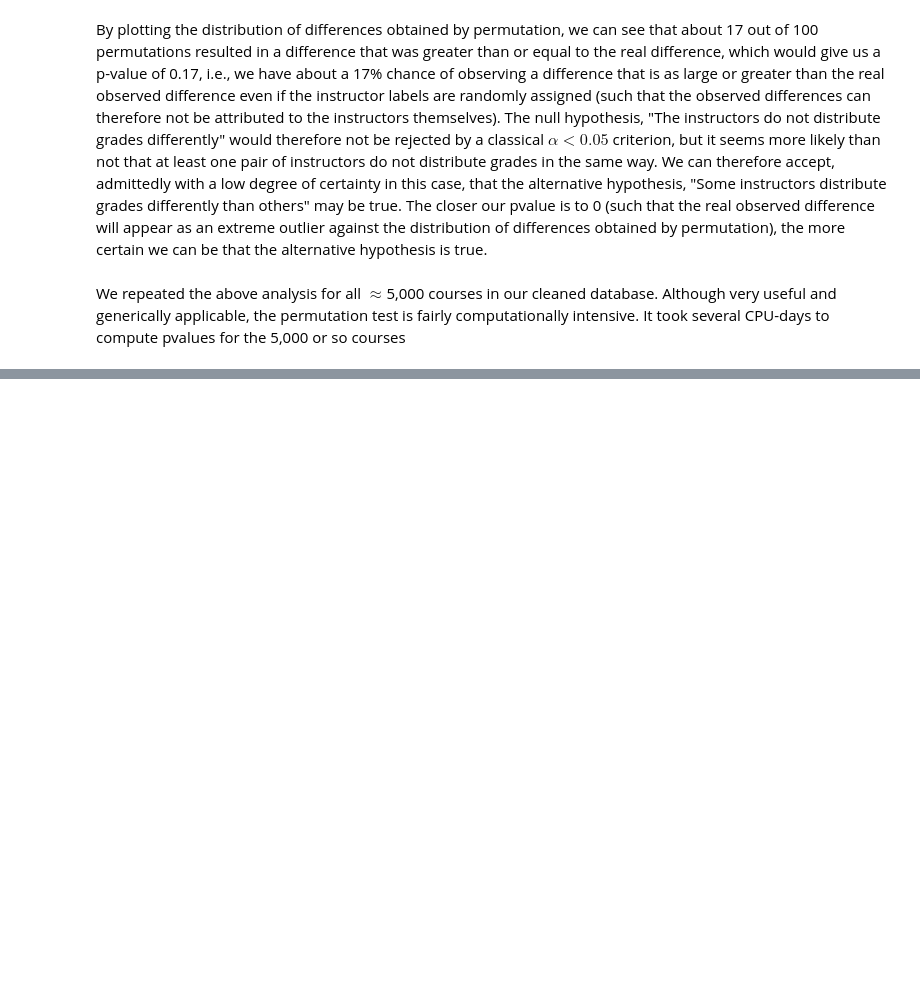
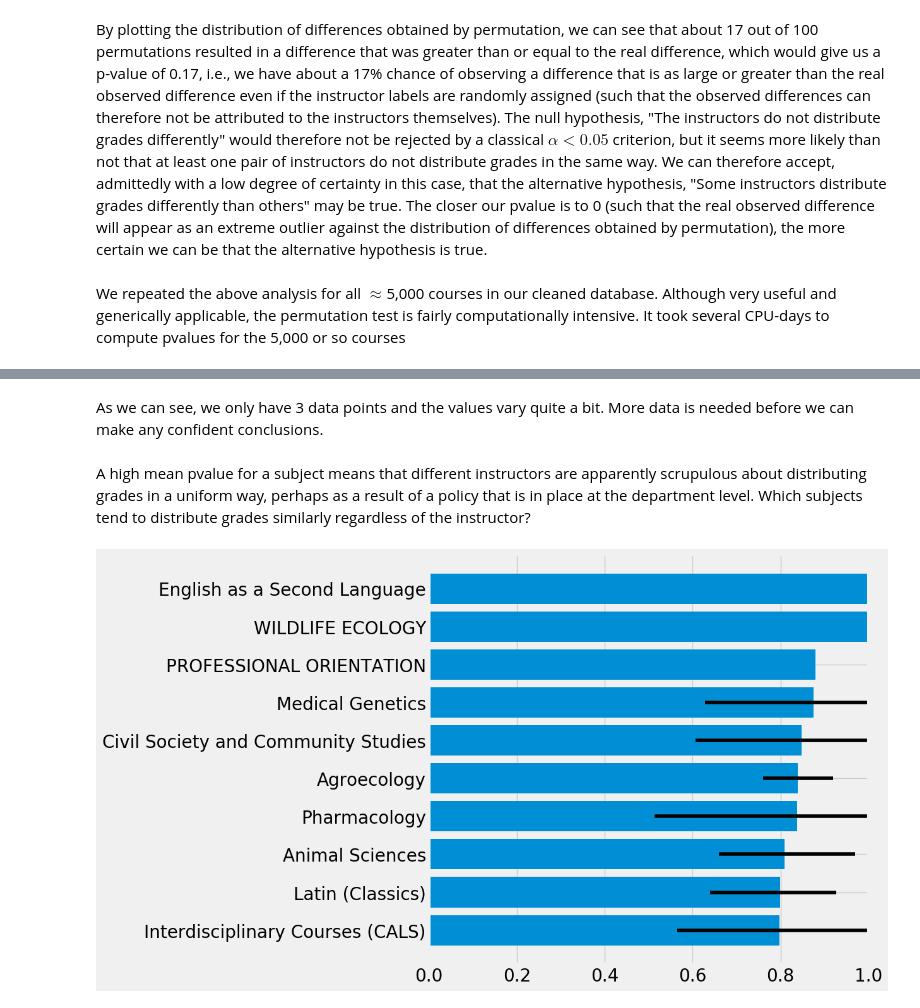
Before and after one commit to npschafer/mod3-project, a Jupyter notebook: final_notebook.ipynb, the cells around one changed output, grey strips where cells are left out. Saved outputs shown, nothing was run; the diff lists cells and outputs as text; code cells hidden in the pictures; blank space fills up the shorter version.

```diff
--- a/final_notebook.ipynb
+++ b/final_notebook.ipynb
@@ -316,0 +337,8 @@ We repeated the above analysis for all $\approx$5,000 courses in our cleaned dat
+# %% [markdown]
+As we can see, we only have 3 data points and the values vary quite a bit. More data is needed before we can make any confident conclusions.
+# %% [markdown]
+A high mean pvalue for a subject means that different instructors are apparently scrupulous about distributing grades in a uniform way, perhaps as a result of a policy that is in place at the department level. Which subjects tend to distribute grades similarly regardless of the instructor?
+# %%
+plot_pvalues_by_subject_with_confidence_intervals(pvalue_by_subject_dict, num_to_plot=-10)
+# %% [output]
+[figure, added]
```
Also changed, not shown: parts of 14 cells of this notebook, 4 other files.
